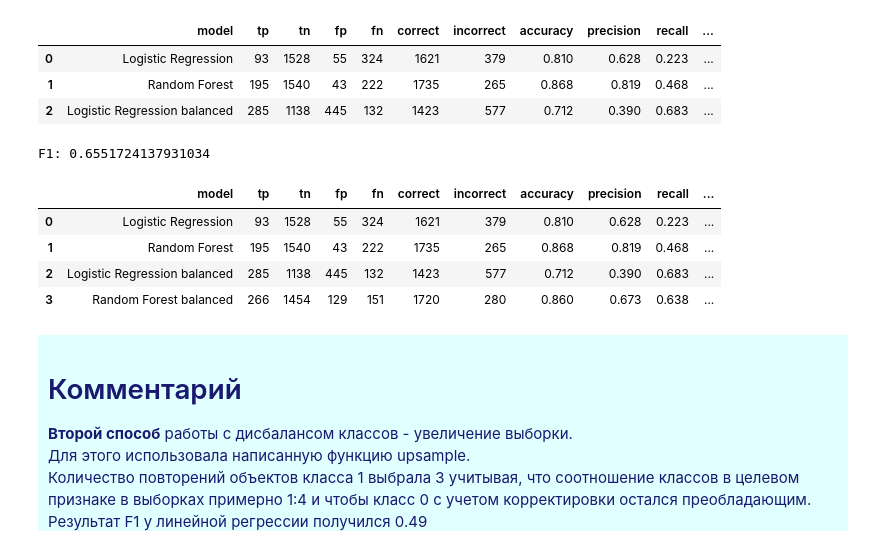
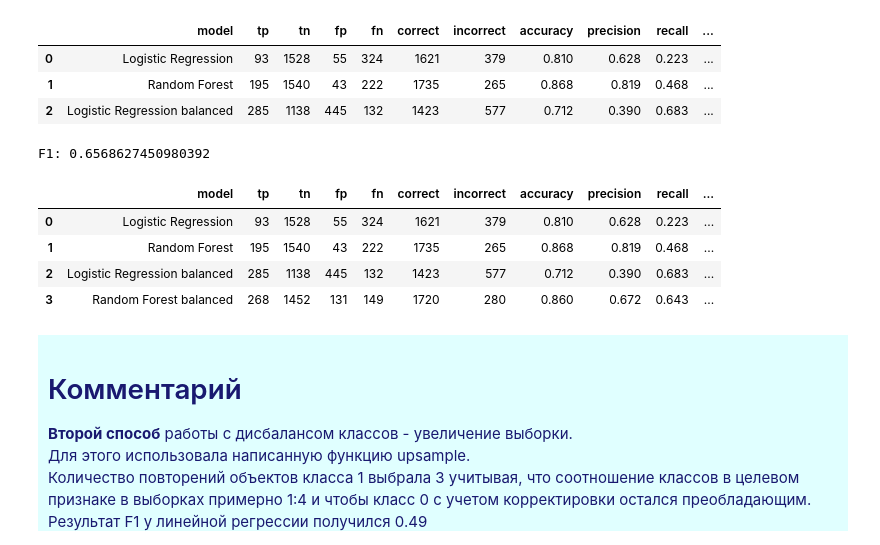
Before and after one commit to irinik/unbalanced_data, a Jupyter notebook: project-teacher.ipynb, the cells around one changed output. Drawn from its saved outputs; the diff is of its cells as text; code cells hidden in the pictures.

```diff
--- a/project-teacher.ipynb
+++ b/project-teacher.ipynb
@@ -458,23 +458,23 @@ F1: 0.4969485614646905
 | 1 | Random Forest | 195 | 1540 | 43 | 222 | 1735 | 265 | 0.868 | 0.819 | 0.468 | ... |
 | 2 | Logistic Regression balanced | 285 | 1138 | 445 | 132 | 1423 | 577 | 0.712 | 0.390 | 0.683 | ... |
 # %%
-model_rf_bal = RandomForestClassifier(n_estimators=90, max_depth=12, min_samples_leaf=3, \
+model_rf_bal = RandomForestClassifier(n_estimators=100, max_depth=14, min_samples_leaf=4, \
                                random_state=0, class_weight='balanced')
 model_rf_bal.fit(features_train, target_train)
 predicted_valid = model_rf_bal.predict(features_valid)
 
 print("F1:", f1_score(target_valid, predicted_valid))
 
 row = metric(target_valid, predicted_valid, features_valid, 'Random Forest balanced')
 df_result = df_result.append(row, ignore_index=True)
 df_result
 # %% [output]
-F1: 0.6551724137931034
+F1: 0.6568627450980392
 |  | model | tp | tn | fp | fn | correct | incorrect | accuracy | precision | recall | ... |
 | 0 | Logistic Regression | 93 | 1528 | 55 | 324 | 1621 | 379 | 0.810 | 0.628 | 0.223 | ... |
 | 1 | Random Forest | 195 | 1540 | 43 | 222 | 1735 | 265 | 0.868 | 0.819 | 0.468 | ... |
 | 2 | Logistic Regression balanced | 285 | 1138 | 445 | 132 | 1423 | 577 | 0.712 | 0.390 | 0.683 | ... |
-| 3 | Random Forest balanced | 266 | 1454 | 129 | 151 | 1720 | 280 | 0.860 | 0.673 | 0.638 | ... |
+| 3 | Random Forest balanced | 268 | 1452 | 131 | 149 | 1720 | 280 | 0.860 | 0.672 | 0.643 | ... |
 # %% [markdown]
 <div style="background-color:#e0ffff; color:#191970; padding:10px">
 
```
Also changed, not shown: parts of 11 cells of this notebook, 2 other files.
